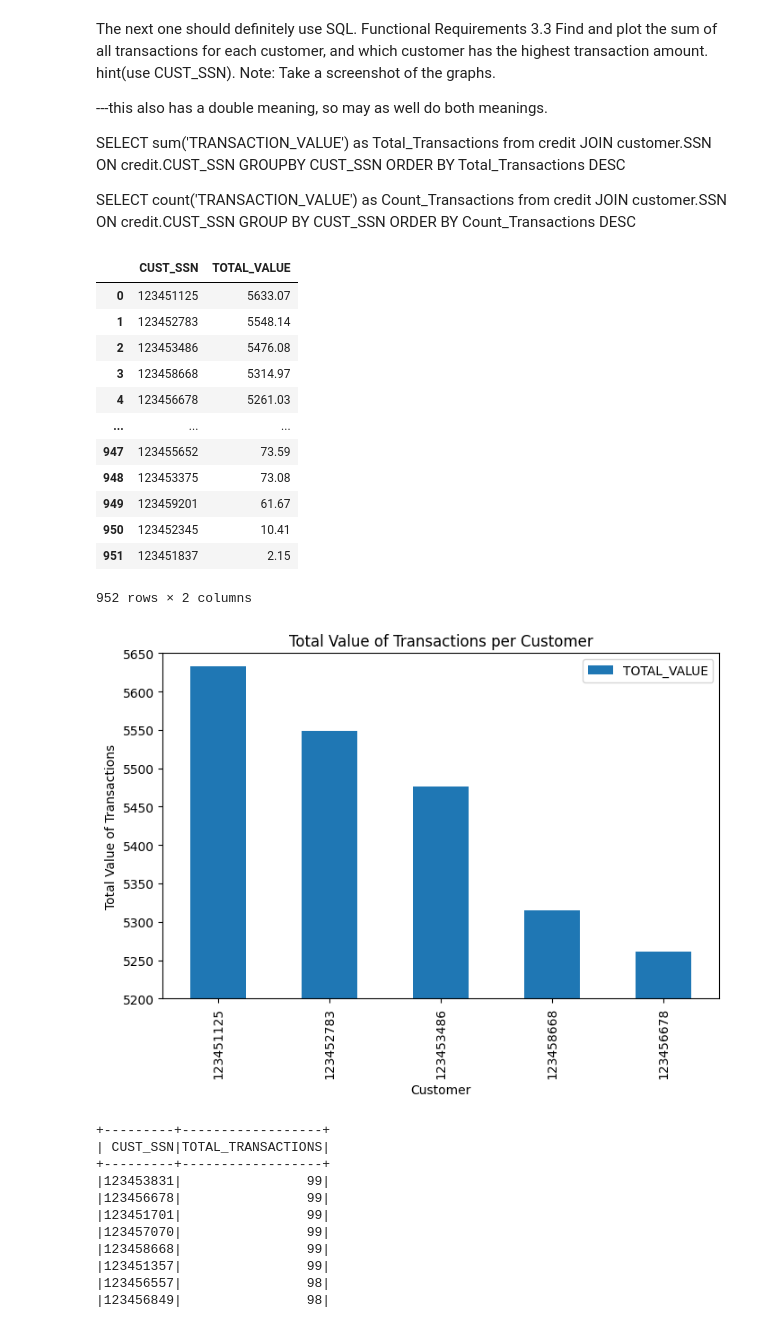
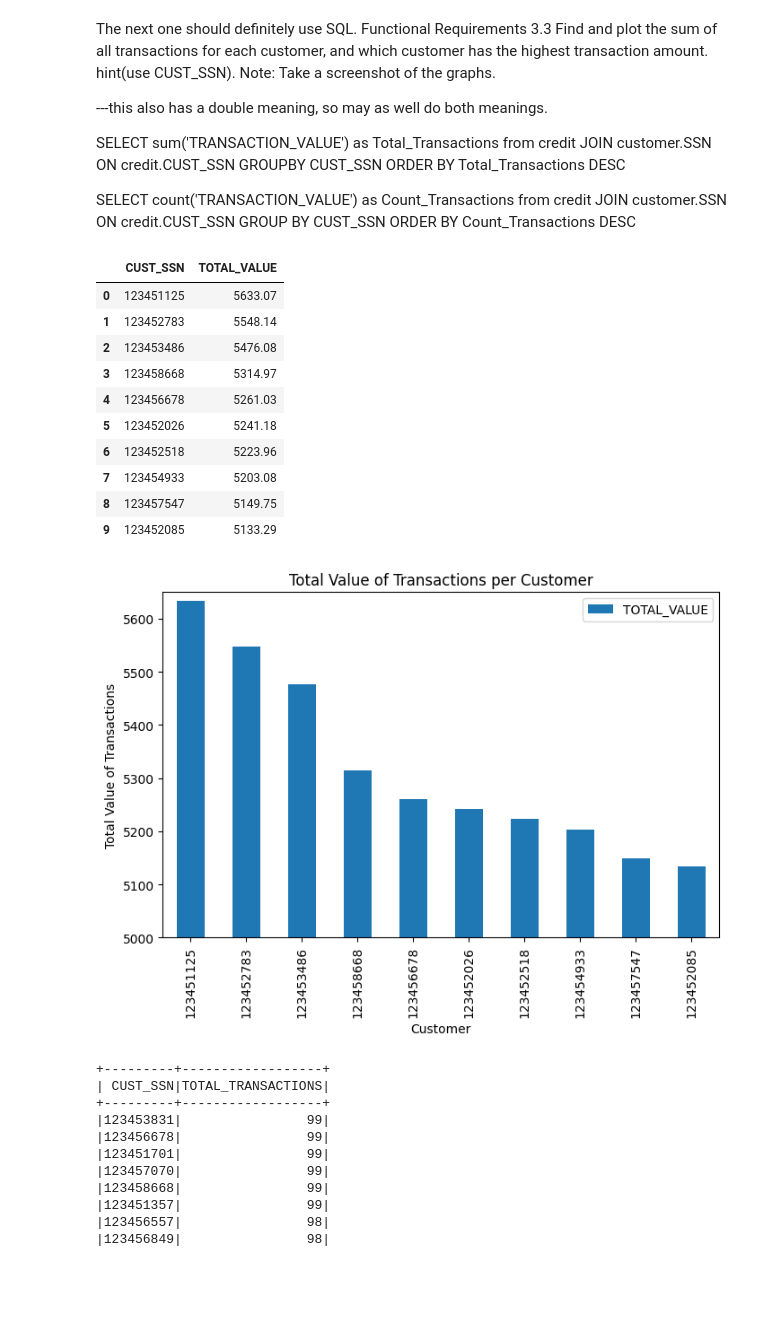
Before and after one commit to morelocj/data-engineering-capstone, a Jupyter notebook: req_1_1.ipynb, the cells around one changed output. Saved outputs shown, nothing was run; the diff lists cells and outputs as text; code cells hidden in the pictures; blank space fills up the shorter version.

```diff
--- a/req_1_1.ipynb
+++ b/req_1_1.ipynb
@@ -245,7 +245,7 @@ df_cust_val = spark.sql("SELECT CUST_SSN, SUM(TRANSACTION_VALUE) AS TOTAL_VALUE
 # %%
 df_cust_val = df_cust_val.toPandas()
 # %%
-df_cust_val
+df_cust_val.head(10)
 # %% [output]
 |  | CUST_SSN | TOTAL_VALUE |
 | 0 | 123451125 | 5633.07 |
@@ -253,28 +253,26 @@ df_cust_val
 | 2 | 123453486 | 5476.08 |
 | 3 | 123458668 | 5314.97 |
 | 4 | 123456678 | 5261.03 |
-| ... | ... | ... |
-| 947 | 123455652 | 73.59 |
-| 948 | 123453375 | 73.08 |
-| 949 | 123459201 | 61.67 |
-| 950 | 123452345 | 10.41 |
-| 951 | 123451837 | 2.15 |
+| 5 | 123452026 | 5241.18 |
+| 6 | 123452518 | 5223.96 |
+| 7 | 123454933 | 5203.08 |
+| 8 | 123457547 | 5149.75 |
+| 9 | 123452085 | 5133.29 |
-952 rows × 2 columns
 # %%
 #df_cust_val.reset_index(inplace=True)
-df_cust_val.head().plot(kind='bar', x='CUST_SSN', y='TOTAL_VALUE',  figsize=(8, 5))
+df_cust_val.head(10).plot(kind='bar', x='CUST_SSN', y='TOTAL_VALUE',  figsize=(8, 5))
 
 # add a title to the histogram
 pyplot.title('Total Value of Transactions per Customer')
 # add y-label
 pyplot.ylabel('Total Value of Transactions')
 # add x-label
 pyplot.xlabel('Customer')
-pyplot.ylim(5200,5650)
+pyplot.ylim(5000,5650)
 
 pyplot.show()
 # %% [output]
-[figure, old version]
+[figure, new version]
 # %%
 spark.sql("SELECT CUST_SSN, COUNT(*) AS TOTAL_TRANSACTIONS \
             FROM credit GROUP BY CUST_SSN ORDER BY TOTAL_TRANSACTIONS DESC").show()
```
Also changed, not shown: 1 other file.
